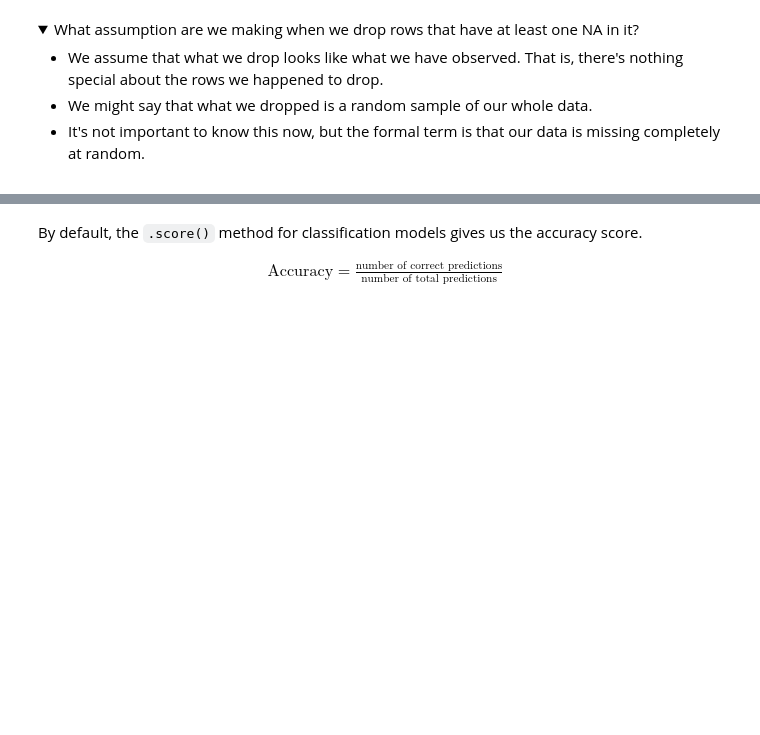
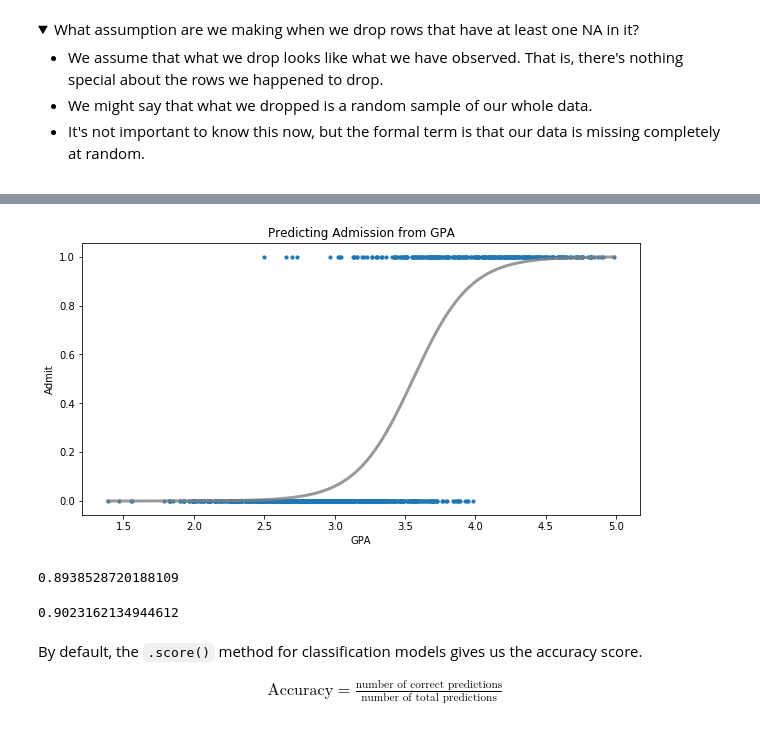
Before and after one commit to ga-curriculum/lesson-logistic-regression, a Jupyter notebook: solution-code/solution-code.ipynb, the cells around one changed output, grey strips where cells are left out. Saved outputs shown, nothing was run; the diff lists cells and outputs as text; code cells hidden in the pictures; folded sections open; blank space fills up the shorter version.

```diff
--- a/solution-code/solution-code.ipynb
+++ b/solution-code/solution-code.ipynb
@@ -371,0 +178,7 @@ Logistic Regression Accuracy Score: 0.8861386138613861
+# %%
+# Step 1: Split into training & testing sets
+X = admissions[['gpa']]
+y = admissions['admit']
+
+X_train, X_test, y_train, y_test = train_test_split(X, y,
+                                                    random_state = 50)
@@ -372,3 +226,28 @@ Logistic Regression Accuracy Score: 0.8861386138613861
+# %%
+# Visualizing logistic regression probabilities.
+
+plt.figure(figsize = (10, 5))
+
+plt.scatter(X_test, y_test, s = 10);
+
+plt.plot(X_test.sort_values('gpa'),
+         logreg.predict_proba(X_test.sort_values('gpa'))[:,1],
+         color = 'grey', alpha = 0.8, lw = 3)
+
+plt.xlabel('GPA')
+plt.ylabel('Admit')
+plt.title('Predicting Admission from GPA');
+# %% [output]
+[figure, added]
+# %%
+# Step 5: Evaluate model.
+logreg.score(X_train, y_train)
+# %% [output]
+0.8938528720188109
+# %%
+logreg.score(X_test, y_test)
+# %% [output]
+0.9023162134944612
 # %% [markdown]
 By default, the `.score()` method for classification models gives us the accuracy score.
 
```
Also changed, not shown: parts of 52 cells of this notebook, 9 other files.
